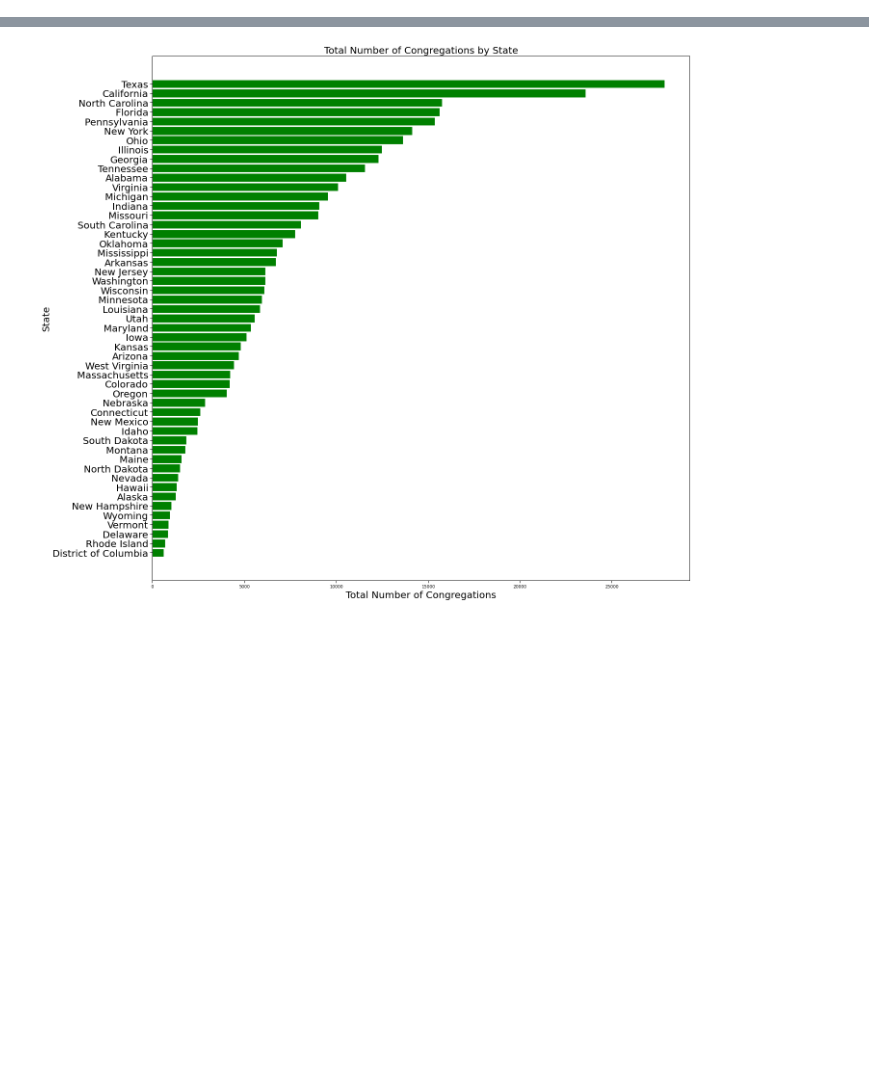
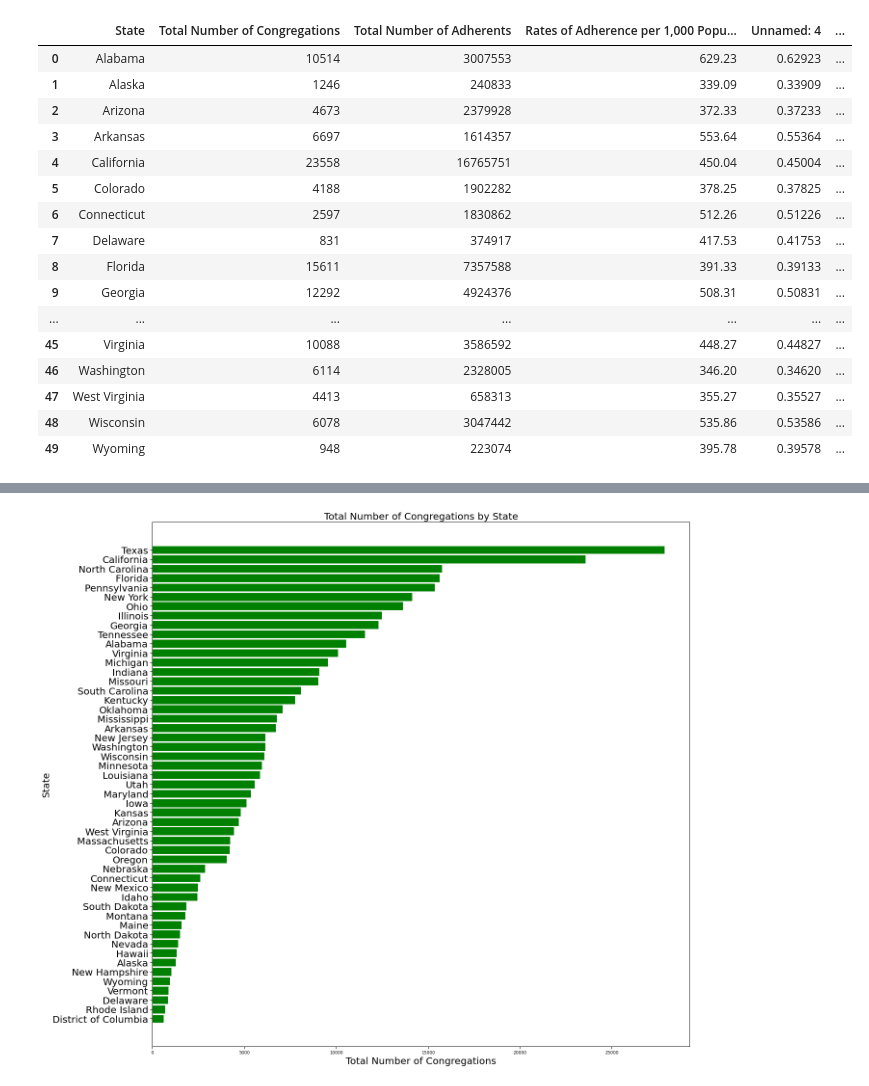
Before and after one commit to kirakirakira/Code-Louisville-Data-Science-Project, a Jupyter notebook: Education and Religion.ipynb, the cells around one changed output, grey strips where cells are left out. Saved outputs shown, nothing was run; the diff lists cells and outputs as text; code cells hidden in the pictures; blank space fills up the shorter version.

```diff
--- a/Untitled.ipynb
+++ b/Education and Religion.ipynb
@@ -10,6 +11,10 @@ import numpy as np
 
 # Colleges and university data
 coluniv_df = pd.read_csv('Colleges_and_Universities.csv')
+coluniv_df = coluniv_df.drop(columns=['X', 'Y', 'FID', 'IPEDSID', 'ADDRESS', 'ADDRESS2', 'ZIP', 'ZIP4', 'TELEPHONE', 'TYPE', 'STATUS', 'COUNTYFIPS', 'COUNTRY', 'LATITUDE', 'LONGITUDE', 'SOURCE', 'SOURCE_DAT', 'VAL_METHOD', 'VAL_DATE', 'WEBSITE', 'STFIPS', 'COFIPS', 'SECTOR', 'LEVEL_', 'HI_OFFER', 'DEG_GRANT', 'LOCALE', 'CLOSE_DATE', 'MERGE_ID', 'ALIAS'])
 
 # Pew Research Religious Membership study
 rel_df = pd.read_csv('US-Religion-Census-Religious-Congregations-and-Membership-Study-2010.csv')
+
+# Education Attainment data
+education_df = pd.read_csv('education-attainment.csv') # this doesn't have DC
@@ -37,3 +145,25 @@ rel_df
+# %%
+all_df = rel_df.merge(education_df, on = ['State'])
+
+all_df
+# %% [output]
+|  | State | Total Number of Congregations | Total Number of Adherents | Rates of Adherence per 1,000 Popu... | Unnamed: 4 | ... |
+| 0 | Alabama | 10514 | 3007553 | 629.23 | 0.62923 | ... |
+| 1 | Alaska | 1246 | 240833 | 339.09 | 0.33909 | ... |
+| 2 | Arizona | 4673 | 2379928 | 372.33 | 0.37233 | ... |
+| 3 | Arkansas | 6697 | 1614357 | 553.64 | 0.55364 | ... |
+| 4 | California | 23558 | 16765751 | 450.04 | 0.45004 | ... |
+| 5 | Colorado | 4188 | 1902282 | 378.25 | 0.37825 | ... |
+| 6 | Connecticut | 2597 | 1830862 | 512.26 | 0.51226 | ... |
+| 7 | Delaware | 831 | 374917 | 417.53 | 0.41753 | ... |
+| 8 | Florida | 15611 | 7357588 | 391.33 | 0.39133 | ... |
+| 9 | Georgia | 12292 | 4924376 | 508.31 | 0.50831 | ... |
+| ... | ... | ... | ... | ... | ... | ... |
+| 45 | Virginia | 10088 | 3586592 | 448.27 | 0.44827 | ... |
+| 46 | Washington | 6114 | 2328005 | 346.20 | 0.34620 | ... |
+| 47 | West Virginia | 4413 | 658313 | 355.27 | 0.35527 | ... |
+| 48 | Wisconsin | 6078 | 3047442 | 535.86 | 0.53586 | ... |
+| 49 | Wyoming | 948 | 223074 | 395.78 | 0.39578 | ... |
 # %%
 df2 = rel_df.sort_values('Total Number of Congregations')
 df2
```
Also changed, not shown: parts of 5 cells of this notebook, 3 other files.
